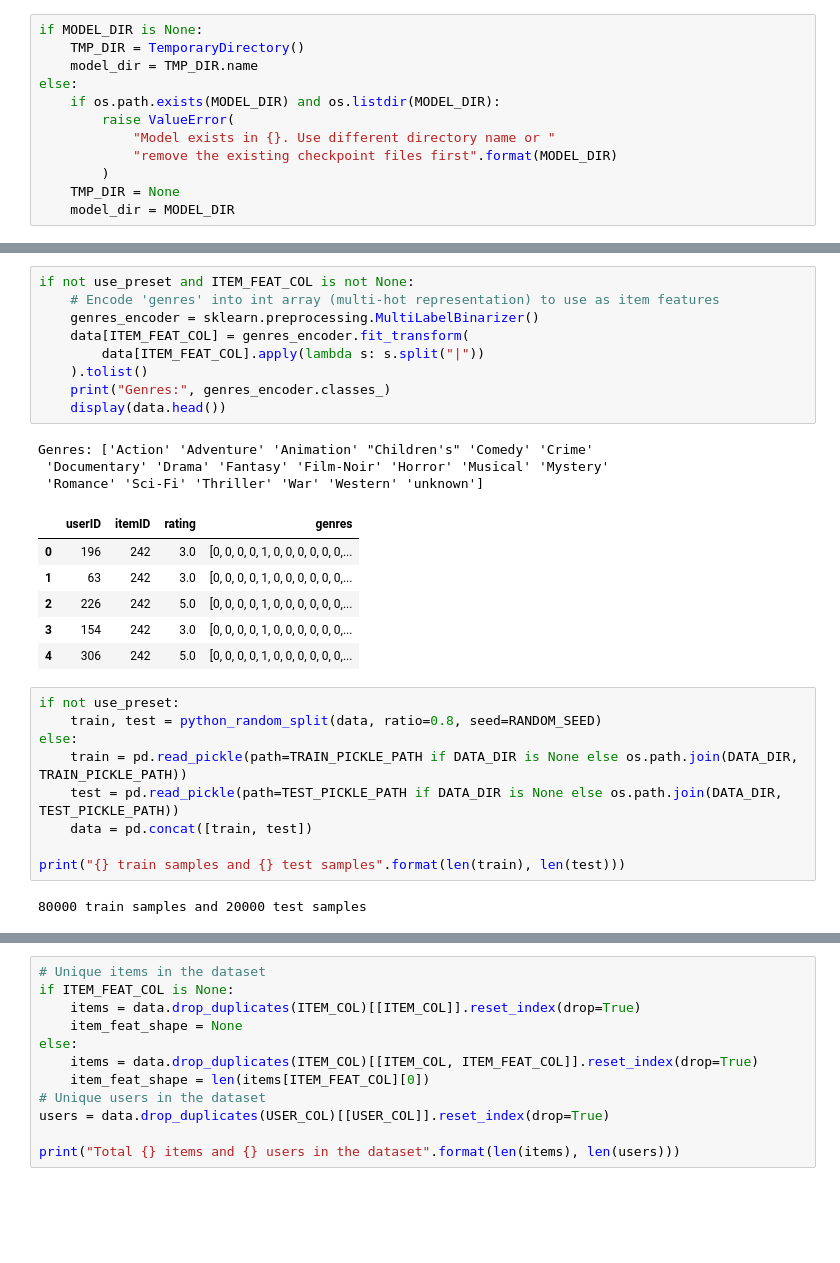
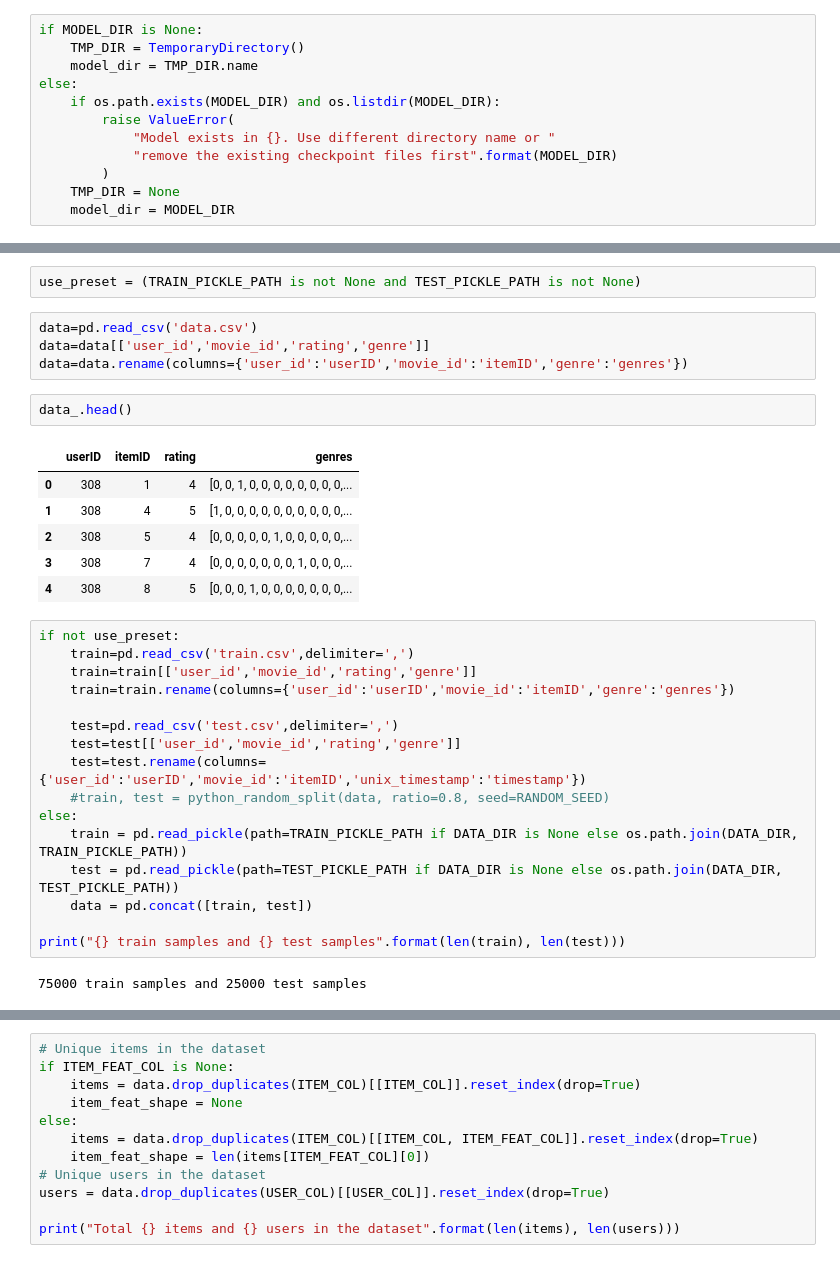
Before and after one commit to LinaDanilina/recommender-system, a Jupyter notebook: Wide_and_Deep_Model.ipynb, the cells around one changed output, grey strips where cells are left out. Drawn from its saved outputs; the diff is of its cells as text; blank space fills up the shorter version.

```diff
--- a/Wide_and_Deep_Model.ipynb
+++ b/Wide_and_Deep_Model.ipynb
@@ -192,25 +135,28 @@ if not use_preset:
-# %%
-if not use_preset and ITEM_FEAT_COL is not None:
-    # Encode 'genres' into int array (multi-hot representation) to use as item features
-    genres_encoder = sklearn.preprocessing.MultiLabelBinarizer()
-    data[ITEM_FEAT_COL] = genres_encoder.fit_transform(
-        data[ITEM_FEAT_COL].apply(lambda s: s.split("|"))
-    ).tolist()
-    print("Genres:", genres_encoder.classes_)
-    display(data.head())
-# %% [output]
-Genres: ['Action' 'Adventure' 'Animation' "Children's" 'Comedy' 'Crime'
- 'Documentary' 'Drama' 'Fantasy' 'Film-Noir' 'Horror' 'Musical' 'Mystery'
- 'Romance' 'Sci-Fi' 'Thriller' 'War' 'Western' 'unknown']
-|  | userID | itemID | rating | genres |
-| 0 | 196 | 242 | 3.0 | [0, 0, 0, 0, 1, 0, 0, 0, 0, 0, 0,... |
-| 1 | 63 | 242 | 3.0 | [0, 0, 0, 0, 1, 0, 0, 0, 0, 0, 0,... |
-| 2 | 226 | 242 | 5.0 | [0, 0, 0, 0, 1, 0, 0, 0, 0, 0, 0,... |
-| 3 | 154 | 242 | 3.0 | [0, 0, 0, 0, 1, 0, 0, 0, 0, 0, 0,... |
-| 4 | 306 | 242 | 5.0 | [0, 0, 0, 0, 1, 0, 0, 0, 0, 0, 0,... |
+# %%
+use_preset = (TRAIN_PICKLE_PATH is not None and TEST_PICKLE_PATH is not None)
+# %%
+data=pd.read_csv('data.csv')
+data=data[['user_id','movie_id','rating','genre']]
+data=data.rename(columns={'user_id':'userID','movie_id':'itemID','genre':'genres'})
+# %%
+data_.head()
+# %% [output]
+|  | userID | itemID | rating | genres |
+| 0 | 308 | 1 | 4 | [0, 0, 1, 0, 0, 0, 0, 0, 0, 0, 0,... |
+| 1 | 308 | 4 | 5 | [1, 0, 0, 0, 0, 0, 0, 0, 0, 0, 0,... |
+| 2 | 308 | 5 | 4 | [0, 0, 0, 0, 0, 1, 0, 0, 0, 0, 0,... |
+| 3 | 308 | 7 | 4 | [0, 0, 0, 0, 0, 0, 0, 1, 0, 0, 0,... |
+| 4 | 308 | 8 | 5 | [0, 0, 0, 1, 0, 0, 0, 0, 0, 0, 0,... |
 # %%
 if not use_preset:
-    train, test = python_random_split(data, ratio=0.8, seed=RANDOM_SEED)
+    train=pd.read_csv('train.csv',delimiter=',')
+    train=train[['user_id','movie_id','rating','genre']]
+    train=train.rename(columns={'user_id':'userID','movie_id':'itemID','genre':'genres'})
+
+    test=pd.read_csv('test.csv',delimiter=',')
+    test=test[['user_id','movie_id','rating','genre']]
+    test=test.rename(columns={'user_id':'userID','movie_id':'itemID','unix_timestamp':'timestamp'})
+    #train, test = python_random_split(data, ratio=0.8, seed=RANDOM_SEED)
 else:
     train = pd.read_pickle(path=TRAIN_PICKLE_PATH if DATA_DIR is None else os.path.join(DATA_DIR, TRAIN_PICKLE_PATH))
     test = pd.read_pickle(path=TEST_PICKLE_PATH if DATA_DIR is None else os.path.join(DATA_DIR, TEST_PICKLE_PATH))
@@ -218,4 +164,4 @@ else:
 
 print("{} train samples and {} test samples".format(len(train), len(test)))
 # %% [output]
-80000 train samples and 20000 test samples
+75000 train samples and 25000 test samples
```
Also changed, not shown: parts of 12 cells of this notebook.
